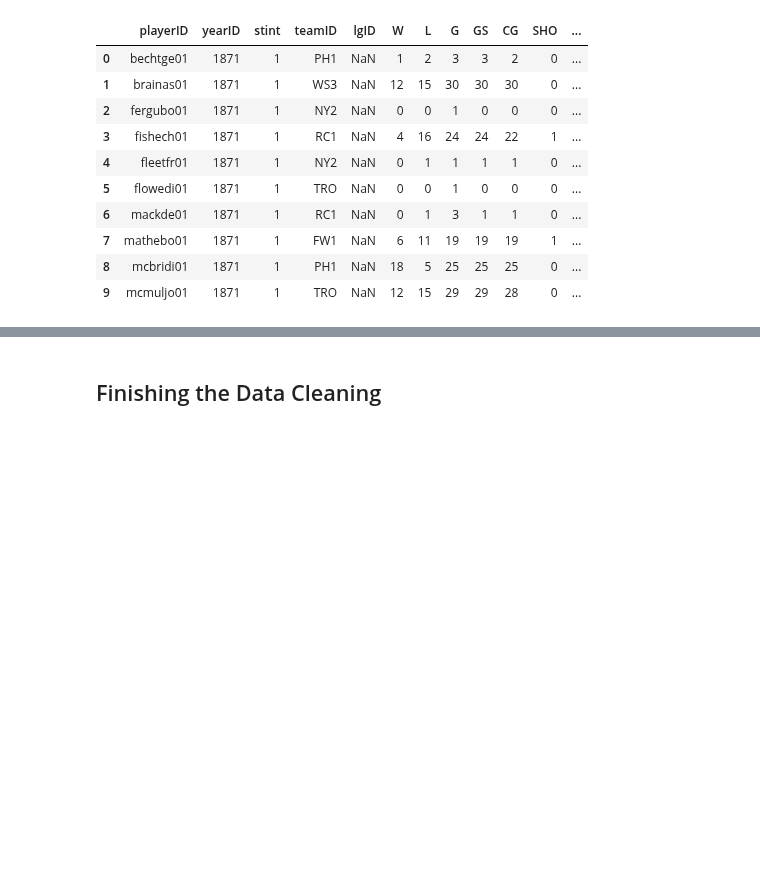
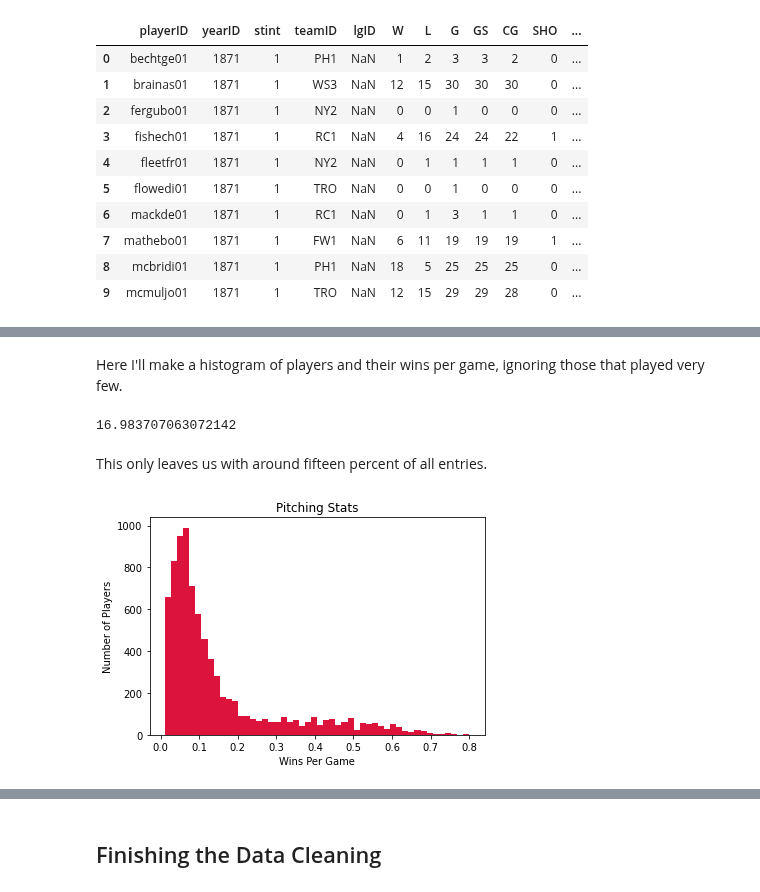
Before and after one commit to aradaha/Baseball-Stats-Project, a Jupyter notebook: Capstone.ipynb, the cells around one changed output, grey strips where cells are left out. Drawn from its saved outputs; the diff is of its cells as text; code cells hidden in the pictures; blank space fills up the shorter version.

```diff
--- a/Capstone.ipynb
+++ b/Capstone.ipynb
@@ -530,0 +489,3 @@ for Toe in list(range(len(Toes))):
+# %%
+Holler = [Eeny, Meeny, Miny, Moe, Catch, Tiger, Toe]
+LetGo = Pitching.columns.tolist()[1:]
@@ -530,0 +508,22 @@ for Toe in list(range(len(Toes))):
+# %% [markdown]
+Here I'll make a histogram of players and their wins per game, ignoring those that played very few.
+# %%
+P2 = Pitching.copy()
+P2['winsPerGame'] = Divide(P2, 'wins', 'games')
+P2['strikeoutsPerBatter'] = Divide(P2, 'strikeOuts', 'battersFaced')
+P2['hitsPerBatter'] = Divide(P2, 'hits', 'battersFaced')
+P2['winsPerGame'] = P2['winsPerGame'].where(P2['games'] >= 40, 0.000)
+P2['strikeoutsPerBatter'] = P2['strikeoutsPerBatter'].where(P2['games'] >= 40, 0.000)
+P2['hitsPerBatter'] = P2['hitsPerBatter'].where(P2['games'] >= 40, 0.000)
+PitchingZero = P2[P2['winsPerGame'] == 0.0000].index
+P2.drop(PitchingZero, inplace = True)
+100*(P2.shape[0]/Pitching.shape[0])
+# %% [output]
+16.983707063072142
+# %% [markdown]
+This only leaves us with around fifteen percent of all entries.
+# %%
+toplot(P2, 'winsPerGame', 50, "Pitching Stats",
+        "Wins Per Game", "Number of Players", "hist", "crimson")
+# %% [output]
+[figure, added]
```
Also changed, not shown: parts of 85 cells of this notebook, 5 other files.
